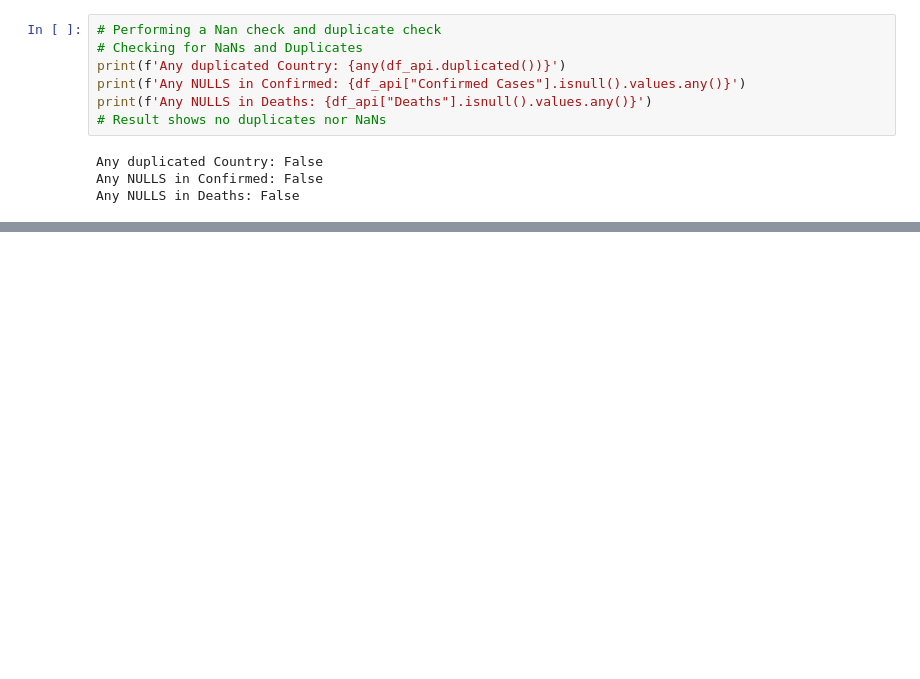
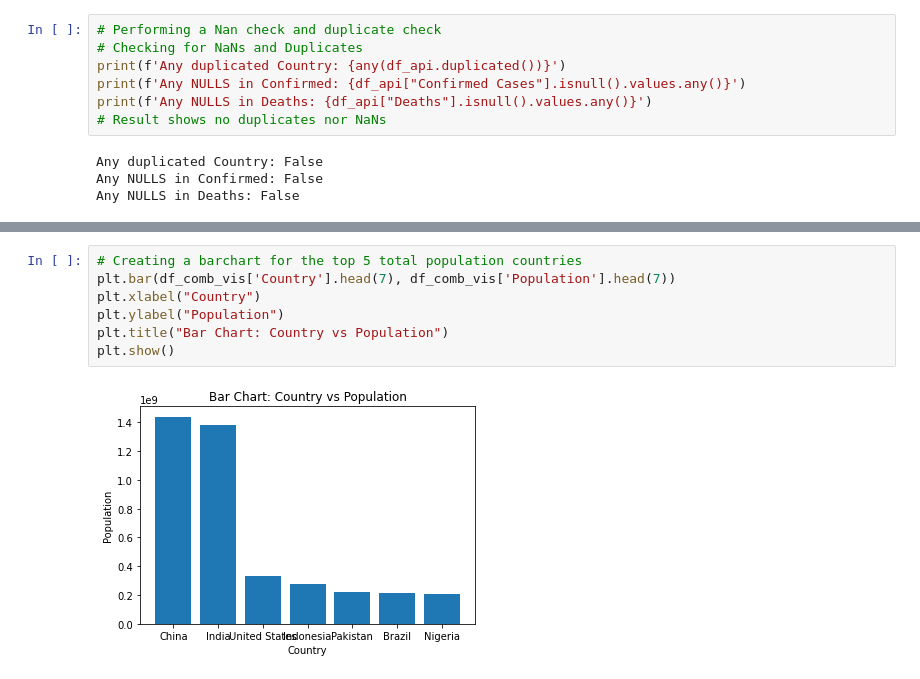
Before and after one commit to atabbalat/DSC540, a Jupyter notebook: Term Project/Term_Project_AbedTabbalat.ipynb, the cells around one changed output, grey strips where cells are left out. Saved outputs shown, nothing was run; the diff lists cells and outputs as text; blank space fills up the shorter version.

```diff
--- a/Term Project/Term_Project_AbedTabbalat.ipynb
+++ b/Term Project/Term_Project_AbedTabbalat.ipynb
@@ -474,0 +677,9 @@ df_api
+# %%
+# Creating a barchart for the top 5 total population countries
+plt.bar(df_comb_vis['Country'].head(7), df_comb_vis['Population'].head(7))
+plt.xlabel("Country")
+plt.ylabel("Population")
+plt.title("Bar Chart: Country vs Population")
+plt.show()
+# %% [output]
+[figure, added]
```
Also changed, not shown: parts of 22 cells of this notebook, 5 other files.
